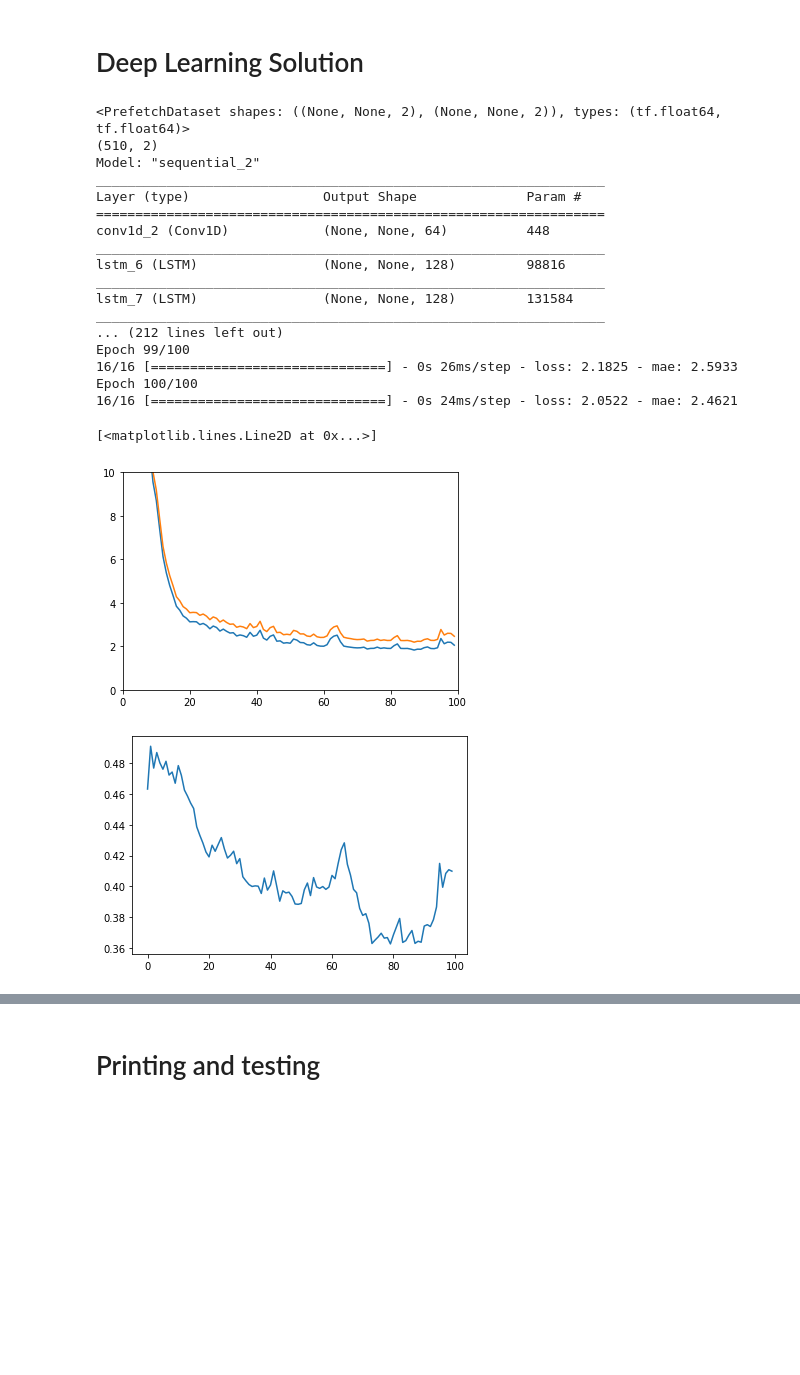
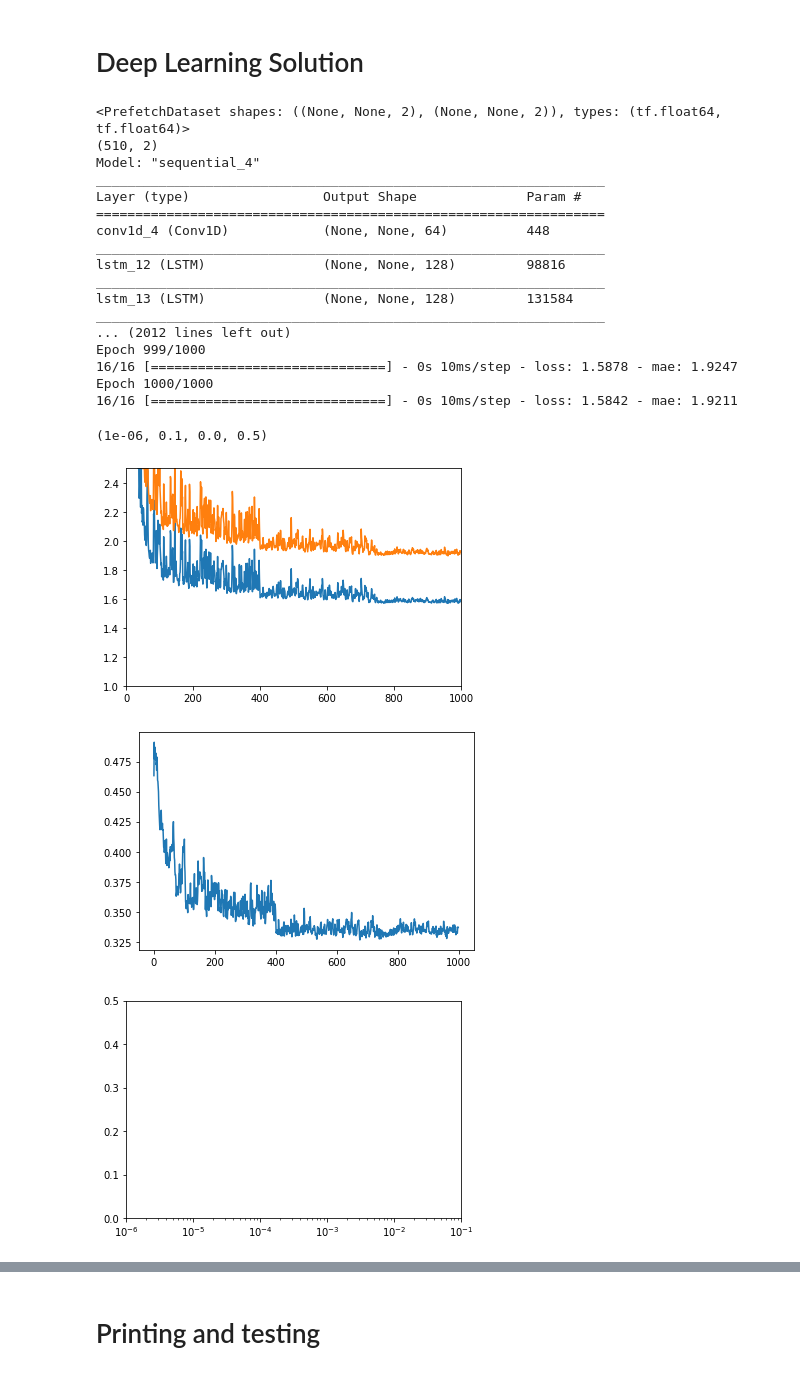
Before and after one commit to yma3/Path-of-Exile-Currency-Prediction, a Jupyter notebook: POE_League_Data_Analysis.ipynb, the cells around one changed output, grey strips where cells are left out. Saved outputs shown, nothing was run; the diff lists cells and outputs as text; code cells hidden in the pictures; blank space fills up the shorter version.

```diff
--- a/POE_League_Data_Analysis.ipynb
+++ b/POE_League_Data_Analysis.ipynb
@@ -216,7 +180,7 @@ array([ 19.34105,  41.     ,  58.     ,  72.     ,  74.72035,  87.     ,
 # PAD
 MAXPAD = 600
 
-for key, value in TRACKED_ITEMS.items():
+for key, value in series.items():
   if series[key].shape[0] < MAXPAD:
     series[key] = np.pad(series[key], (MAXPAD-series[key].shape[0], 0), mode='constant', constant_values=0)
   if time[key].shape[0] < MAXPAD:
@@ -247,12 +229,22 @@ print(time_train.shape, x_train.shape)
 # %%
 # Stack...
-stacked_series = np.stack((series['exalted'], series['divine']), axis=-1)
-stacked_time = np.stack((time['exalted'], time['divine']), axis=-1)
-
-time_train = stacked_time[:SPLIT]
-x_train = stacked_series[:SPLIT]
-time_valid = stacked_time[SPLIT:]
-x_valid = stacked_series[SPLIT:]
+stacked_series = np.stack([series[key] for key, value in series.items()], axis=-1)
+stacked_time = np.stack([time[key] for key, value in time.items()], axis=-1)
+# %%
+SPLIT = 510
+ITEM_START = 0
+ITEM_END = 2
+
+# Normalize Data
+# scalerx = MinMaxScaler(feature_range=(0,1))
+# stacked_series_unscaled = stacked_series
+# stacked_series = scalerx.fit_transform(stacked_series[:,ITEM_START:ITEM_END])
+stacked_series = stacked_series[:,ITEM_START:ITEM_END]
+
+time_train = stacked_time[:SPLIT,:]
+x_train = stacked_series[:SPLIT,:]
+time_valid = stacked_time[SPLIT:,:]
+x_valid = stacked_series[SPLIT:,:]
 # %%
 print(SPLIT)
 print(x_valid[0])
@@ -341,21 +330,23 @@ np.random.seed(51)
 WINDOW = 5
 BATCH = 32
 SHUFFLE_BUFFER = 100
-EPOCHS = 100
+EPOCHS = 1000
+# Number of items
 
 train_set = windowed_dataset(x_train, WINDOW, BATCH, SHUFFLE_BUFFER)
 print(train_set)
 print(x_train.shape)
+INPUT_SIZE = x_train.shape[1]
 
 model = tf.keras.models.Sequential([
-                                    tf.keras.layers.Conv1D(filters=64, kernel_size=3, strides=1, padding='causal', activation='relu', input_shape=[None, 2]),
+                                    tf.keras.layers.Conv1D(filters=64, kernel_size=3, strides=1, padding='causal', activation='relu', input_shape=[None, INPUT_SIZE]),
                                     tf.keras.layers.LSTM(128, return_sequences=True),
                                     tf.keras.layers.LSTM(128, return_sequences=True),
                                     tf.keras.layers.LSTM(128, return_sequences=True),
                                     tf.keras.layers.Dense(64, activation='relu'),
                                     tf.keras.layers.Dense(32, activation='relu'),
                                     tf.keras.layers.Dense(16, activation='relu'),
-                                    tf.keras.layers.Dense(2),
+                                    tf.keras.layers.Dense(INPUT_SIZE),
                                     tf.keras.layers.Lambda(lambda x: x*400)
 ])
 
@@ -367,7 +358,7 @@ def lrscheduler(epoch, lr):
     return lr
 
 
-# lr_schedule = tf.keras.callbacks.LearningRateScheduler(lambda epoch: 1e-4 * 10**(-epoch/250))
+# lr_schedule = tf.keras.callbacks.LearningRateScheduler(lambda epoch: 1e-6 * 10**(epoch/20))
 lr_schedule = tf.keras.callbacks.LearningRateScheduler(lrscheduler)
 
 optimizer = tf.keras.optimizers.Adam(lr=1e-4)
@@ -380,37 +371,42 @@ history = model.fit(train_set, epochs=EPOCHS, callbacks=[lr_schedule])
 # %% [output]
 <PrefetchDataset shapes: ((None, None, 2), (None, None, 2)), types: (tf.float64, tf.float64)>
 (510, 2)
-Model: "sequential_2"
+Model: "sequential_4"
 _________________________________________________________________
 Layer (type)                 Output Shape              Param #
 =================================================================
-conv1d_2 (Conv1D)            (None, None, 64)          448
+conv1d_4 (Conv1D)            (None, None, 64)          448
 _________________________________________________________________
-lstm_6 (LSTM)                (None, None, 128)         98816
+lstm_12 (LSTM)               (None, None, 128)         98816
 _________________________________________________________________
-lstm_7 (LSTM)                (None, None, 128)         131584
+lstm_13 (LSTM)               (None, None, 128)         131584
 _________________________________________________________________
-... (212 lines left out)
-Epoch 99/100
-16/16 [==============================] - 0s 26ms/step - loss: 2.1825 - mae: 2.5933
-Epoch 100/100
-16/16 [==============================] - 0s 24ms/step - loss: 2.0522 - mae: 2.4621
+... (2012 lines left out)
+Epoch 999/1000
+16/16 [==============================] - 0s 10ms/step - loss: 1.5878 - mae: 1.9247
+Epoch 1000/1000
+16/16 [==============================] - 0s 10ms/step - loss: 1.5842 - mae: 1.9211
 # %%
 plt.plot(range(EPOCHS), history.history["loss"])
 plt.plot(range(EPOCHS), history.history["mae"])
 diff = []
 for i in range(len(history.history["loss"])):
   diff.append(history.history["mae"][i]-history.history["loss"][i])
 
-plt.axis([0, EPOCHS, 0, 10])
+plt.axis([0, EPOCHS, 1, 2.5])
 
 
 plt.figure(2)
 plt.plot(range(EPOCHS), diff)
+
+plt.figure(3)
+plt.semilogx(history.history["lr"], history.history["loss"])
+plt.axis([1e-6, 1e-1, 0, 0.5])
 # %% [output]
-[<matplotlib.lines.Line2D at 0x...>]
+(1e-06, 0.1, 0.0, 0.5)
-[figure, old version]
+[figure, new version]
-[figure, old version]
+[figure, new version]
+[figure, added]
 # %%
 rnn_forecast = model_forecast(model, stacked_series[...], WINDOW, BATCH)
 print(rnn_forecast)
```
Also changed, not shown: parts of 39 cells of this notebook.
